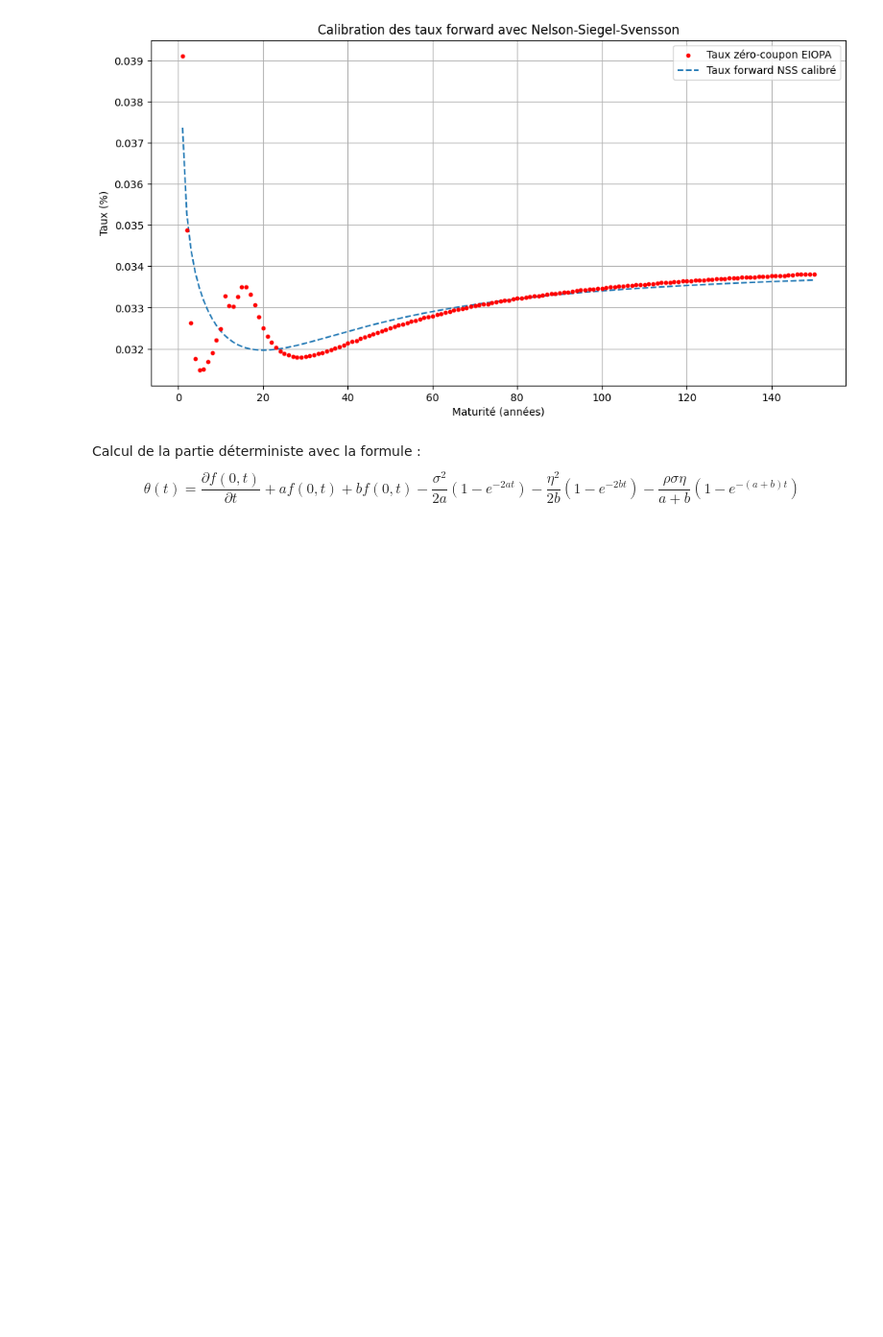
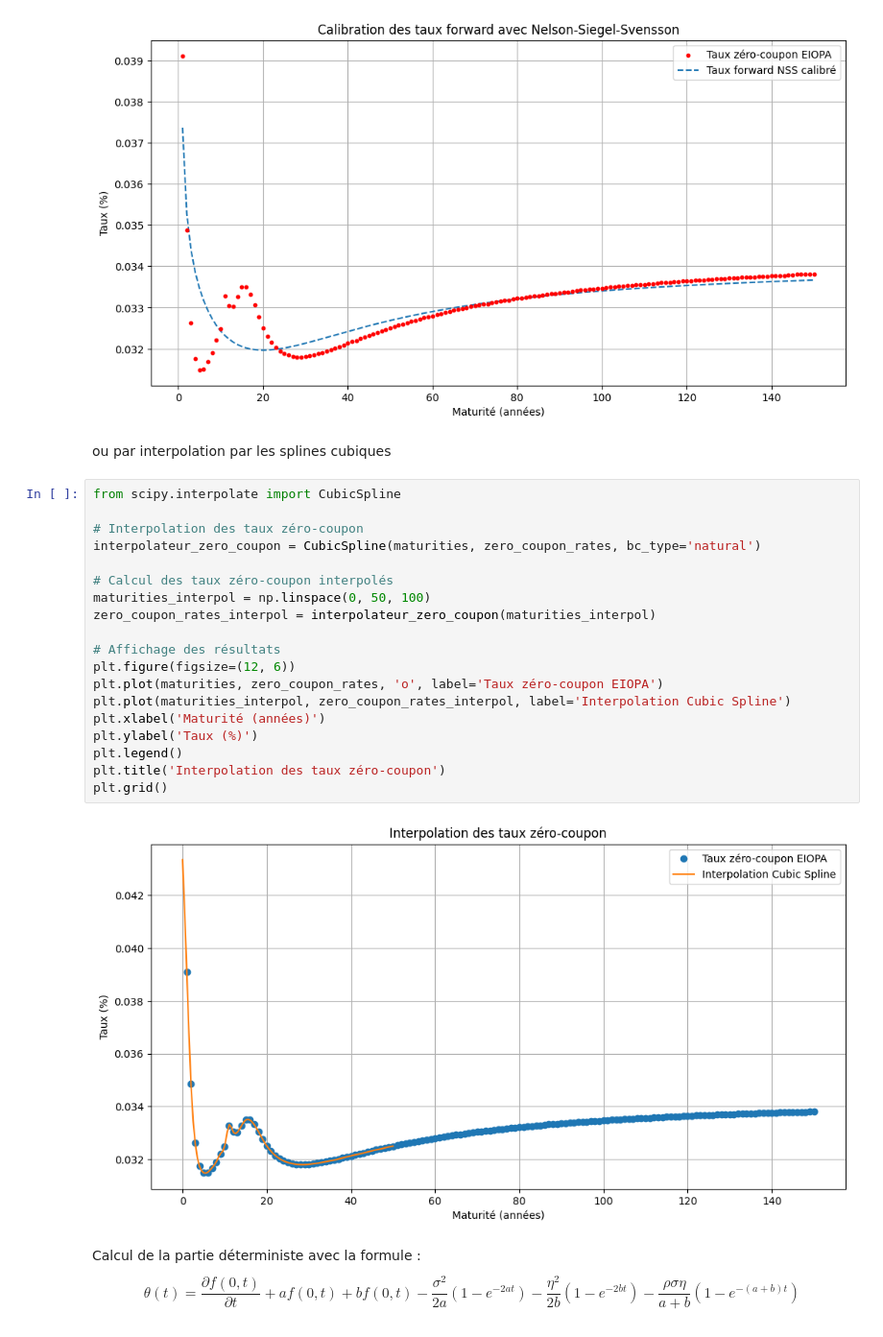
Before and after one commit to massine-djn/StatApp_GSE, a Jupyter notebook: main.ipynb, the cells around one changed output. Shown at 96% size. Drawn from its saved outputs; the diff is of its cells as text; blank space fills up the shorter version.

```diff
--- a/main.ipynb
+++ b/main.ipynb
@@ -176,6 +218,29 @@ plt.show()
 df_taux_forward = pd.DataFrame({'Maturité': maturities, 'Taux Zéro-Coupon': zero_coupon_rates, 'Taux Forward NSS': taux_forward_NSS})
 # %% [output]
 [figure]
+# %% [markdown]
+ou par interpolation par les splines cubiques
+# %%
+from scipy.interpolate import CubicSpline
+
+# Interpolation des taux zéro-coupon
+interpolateur_zero_coupon = CubicSpline(maturities, zero_coupon_rates, bc_type='natural')
+
+# Calcul des taux zéro-coupon interpolés
+maturities_interpol = np.linspace(0, 50, 100)
+zero_coupon_rates_interpol = interpolateur_zero_coupon(maturities_interpol)
+
+# Affichage des résultats
+plt.figure(figsize=(12, 6))
+plt.plot(maturities, zero_coupon_rates, 'o', label='Taux zéro-coupon EIOPA')
+plt.plot(maturities_interpol, zero_coupon_rates_interpol, label='Interpolation Cubic Spline')
+plt.xlabel('Maturité (années)')
+plt.ylabel('Taux (%)')
+plt.legend()
+plt.title('Interpolation des taux zéro-coupon')
+plt.grid()
+# %% [output]
+[figure, added]
 # %% [markdown]
 Calcul de la partie déterministe avec la formule :
 $$
```
Also changed, not shown: parts of 9 cells of this notebook.
